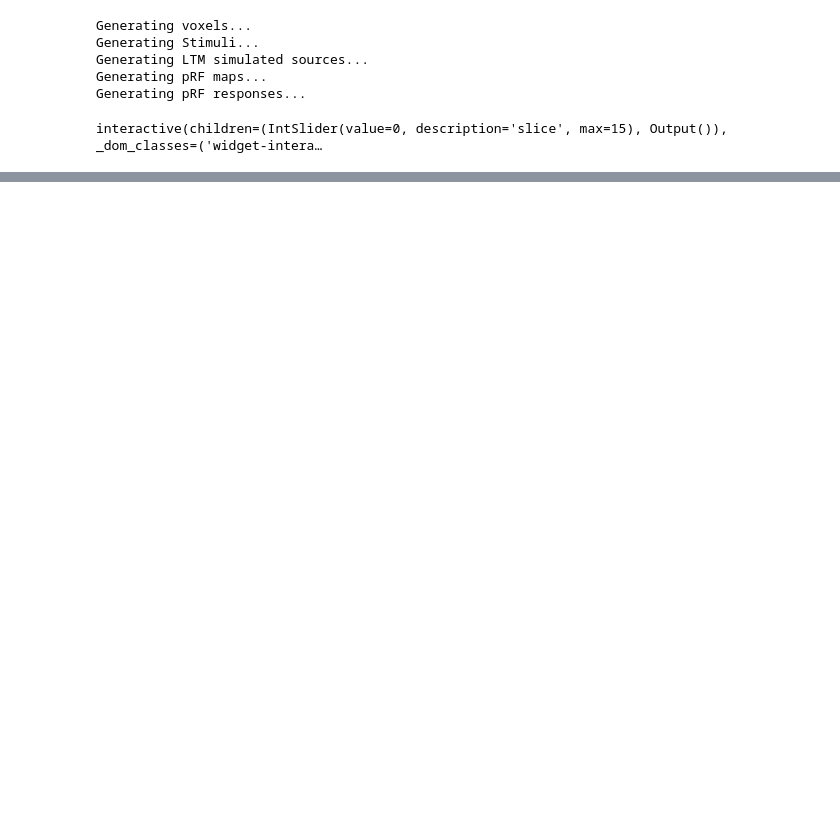
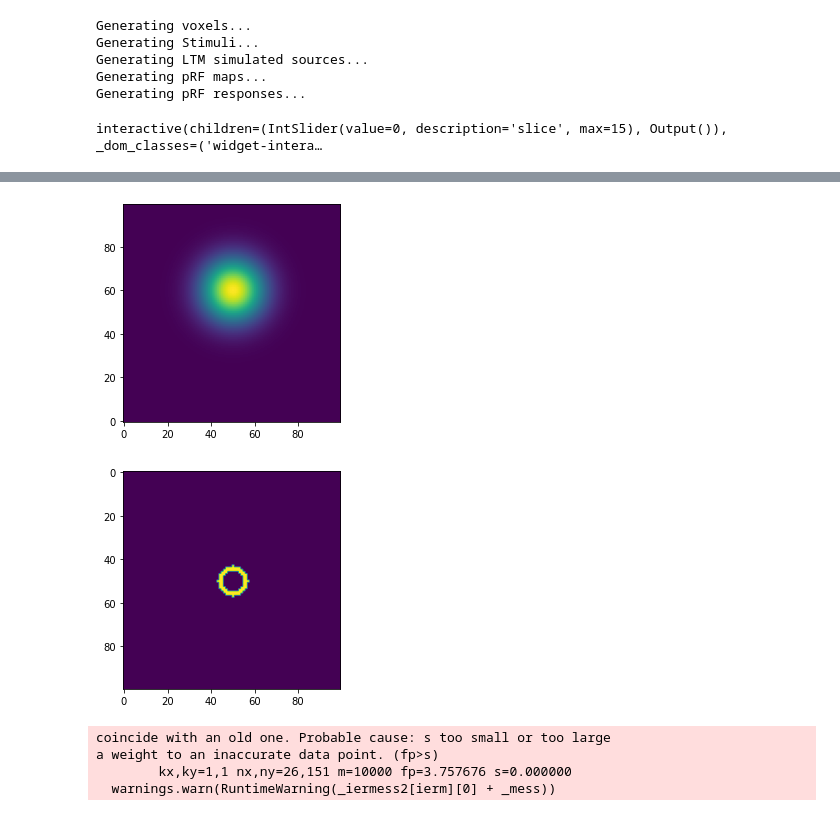
Before and after one commit to rfw256/Interstellar_old, a Jupyter notebook: code/pilot_sim.ipynb, the cells around one changed output, grey strips where cells are left out. Saved outputs shown, nothing was run; the diff lists cells and outputs as text; code cells hidden in the pictures; blank space fills up the shorter version.

```diff
--- a/code/pilot_sim.ipynb
+++ b/code/pilot_sim.ipynb
@@ -247,0 +410,74 @@ interactive(children=(IntSlider(value=0, description='slice', max=15), Output())
+# %%
+size = 100
+center = [0, 10]
+sd1 = 10
+sd2 = sd1/2
+# Generate gaussian stim
+stim = generate_prf(center = center, size = size, sd = sd1)
+plt.imshow(stim, origin = 'lower')
+plt.show()
+
+# Generate ring stim
+
+ring = np.zeros(stim.shape)
+center = np.array([size/2, size/2])
+for x in range(ring.shape[1]):
+    for y in range(ring.shape[0]):
+        row = int(y)
+        col = int(x)
+
+        ecc = np.linalg.norm(np.array([col, row]) - center)
+        if (ecc >= 5) & (ecc <= 7):
+            ring[row, col] = 1
+
+plt.imshow(ring)
+plt.show()
+
+# Convert image to x, y, value
+xy_vals = []
+for row in range(stim.shape[0]):
+    for col in range(stim.shape[1]):
+        x = col - int(size/2)
+        y = row - int(size/2)
+        xy_vals.append([x, y, ring[row, col]])
+
+xy_vals = np.asarray(xy_vals)
+vals = xy_vals[:, 2]
+
+# Convert xy values into polar coords values
+r = np.sqrt(xy_vals[:, 0]**2+xy_vals[:, 1]**2)
+t = np.arctan2(xy_vals[:, 1], xy_vals[:, 0])
+
+rt_vals = np.zeros([size ** 2, 3])
+rt_vals[:, 0] = r
+rt_vals[:, 1] = t
+rt_vals[:, 2] = xy_vals[:, 2]
+
+
+
+# # pseudo convolve
+# p_center = rt_vals[np.where(rt_vals[:, 2] == rt_vals[:, 2].max()), ].flatten()
+# new_vals = rt_vals[:, 2] * np.exp(- ((r-p_center[0])**2 + (t-p_center[1])**2) / (2*sd2**2))
+
+# # convert back to image space
+# blur = np.zeros(stim.shape)
+# for i in range(len(new_vals)):
+#     x, y, _ = xy_vals[i]
+#     val = new_vals[i]
+#     row = int(y + size/2)
+#     col = int(x + size/2)
+
+#     blur[row, col] = val
+
+# plt.imshow(blur, origin = "lower")
+# plt.show()
+# %% [output]
+[figure, added]
+[figure, added]
+# %%
+rt_interp = interp2d(r, t, vals)
+# %% [output]
+coincide with an old one. Probable cause: s too small or too large
+a weight to an inaccurate data point. (fp>s)
+        kx,ky=1,1 nx,ny=26,151 m=10000 fp=3.757676 s=0.000000
+  warnings.warn(RuntimeWarning(_iermess2[ierm][0] + _mess))
```
Also changed, not shown: parts of 14 cells of this notebook.
